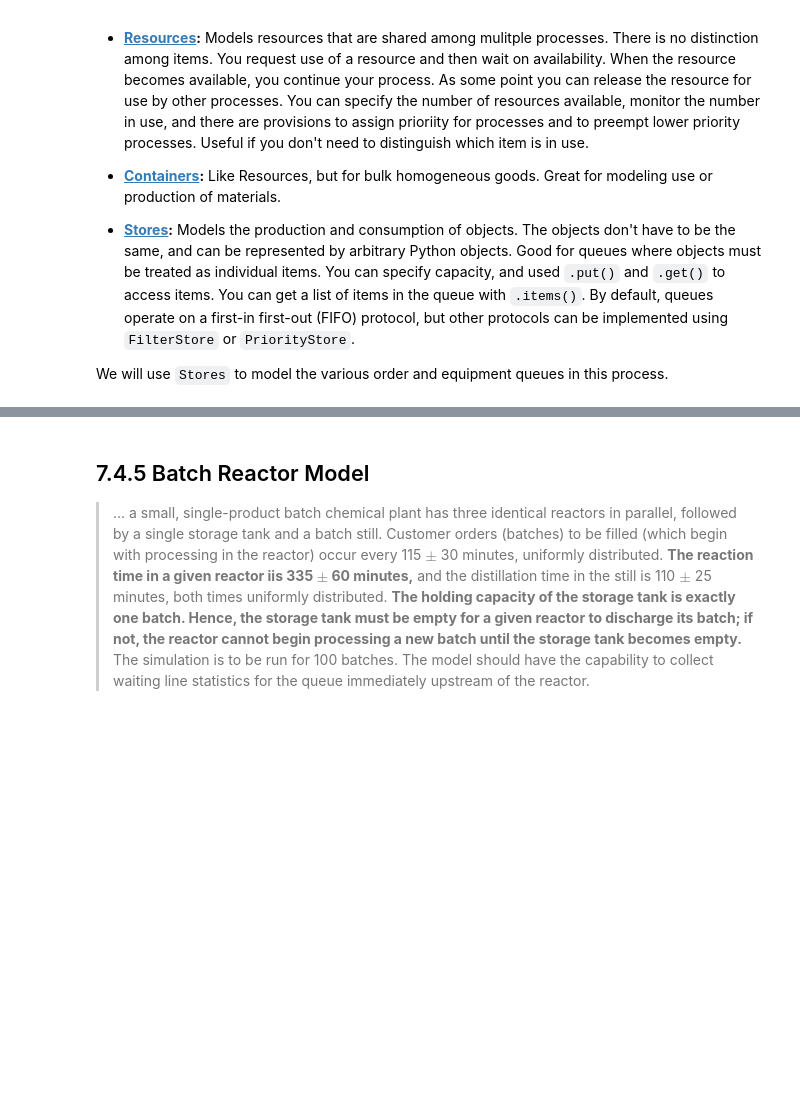
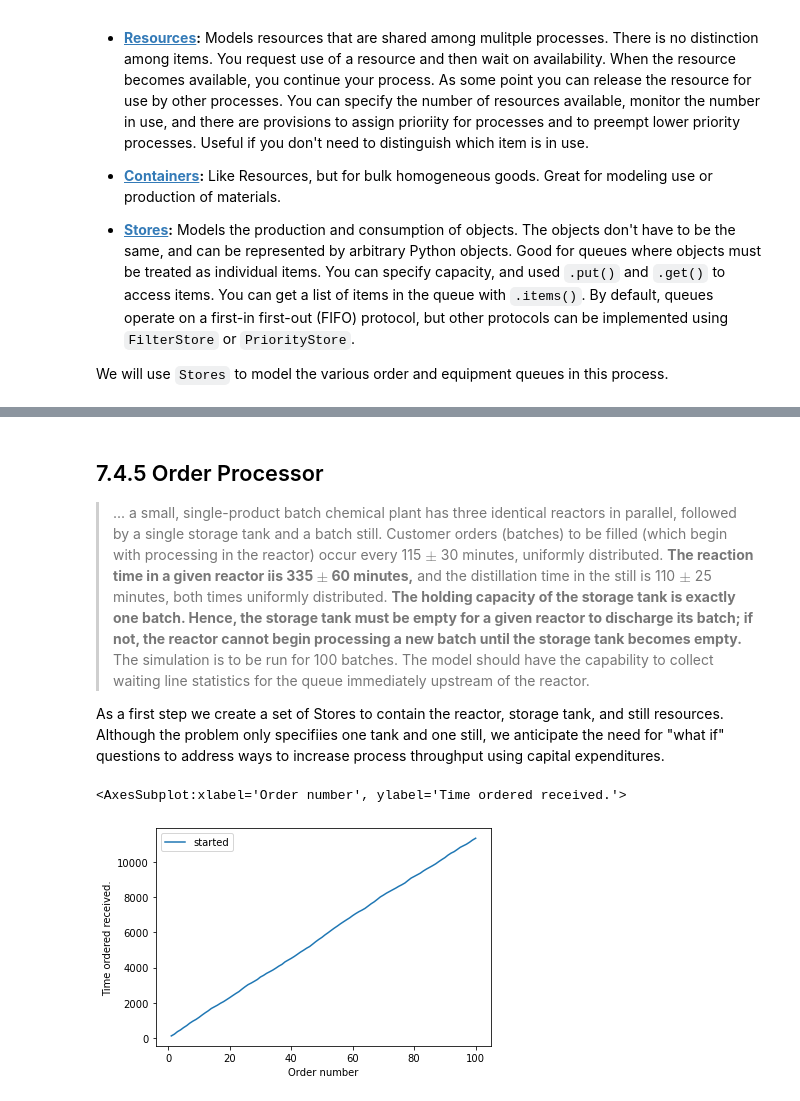
Before and after one commit to jckantor/cbe30338-2021, a Jupyter notebook: docs/07.04-Project-Batch-Chemical-Process.ipynb, the cells around one changed output, grey strips where cells are left out. Cells and saved outputs as stored; diff of their text form; code cells hidden in the pictures; blank space fills up the shorter version.

```diff
--- a/docs/07.04-Project-Batch-Chemical-Process.ipynb
+++ b/docs/07.04-Project-Batch-Chemical-Process.ipynb
@@ -64,4 +88,6 @@ queue.items
 # %% [markdown]
-## 7.4.5 Batch Reactor Model
+## 7.4.5 Order Processor
 
 >... a small, single-product batch chemical plant has three identical reactors in parallel, followed by a single storage tank and a batch still. Customer orders (batches) to be filled (which begin with processing in the reactor) occur every 115 $\pm$ 30 minutes, uniformly distributed. **The reaction time in a given reactor iis 335 $\pm$ 60 minutes,** and the distillation time in the still is 110 $\pm$ 25 minutes, both times uniformly distributed. **The holding capacity of the storage tank is exactly one batch. Hence, the storage tank must be empty for a given reactor to discharge its batch; if not, the reactor cannot begin processing a new batch until the storage tank becomes empty.** The simulation is to be run for 100 batches. The model should have the capability to collect waiting line statistics for the queue immediately upstream of the reactor.
+
+As a first step we create a set of Stores to contain the reactor, storage tank, and still resources. Although the problem only specifiies one tank and one still, we anticipate the need for "what if" questions to address ways to increase process throughput using capital expenditures.
@@ -70,0 +94,33 @@ import simpy
+# %%
+import random
+import simpy
+import pandas as pd
+
+orders = {}
+
+def order_generator(n_orders=100):
+    order_id = 0
+    while order_id < n_orders:
+        yield env.timeout(random.uniform(115 - 30, 115 + 30))
+        order_id += 1
+        orders[order_id] = {"started": env.now}
+
+env = simpy.Environment()
+
+reactors = simpy.Store(env)
+reactors.items = ["Reactor A", "Reactor B", "Reactor C"]
+
+tanks = simpy.Store(env)
+tanks.items = ["Tank A"]
+
+stills = simpy.Store(env)
+stills.time = ["Still A"]
+
+env.process(order_generator(100))
+env.run()
+
+df = pd.DataFrame(orders).T
+df.plot(xlabel="Order number", ylabel="Time ordered received.")
+# %% [output]
+<AxesSubplot:xlabel='Order number', ylabel='Time ordered received.'>
+[figure, added]
```
Also changed, not shown: parts of 17 cells of this notebook, 11 other files.
